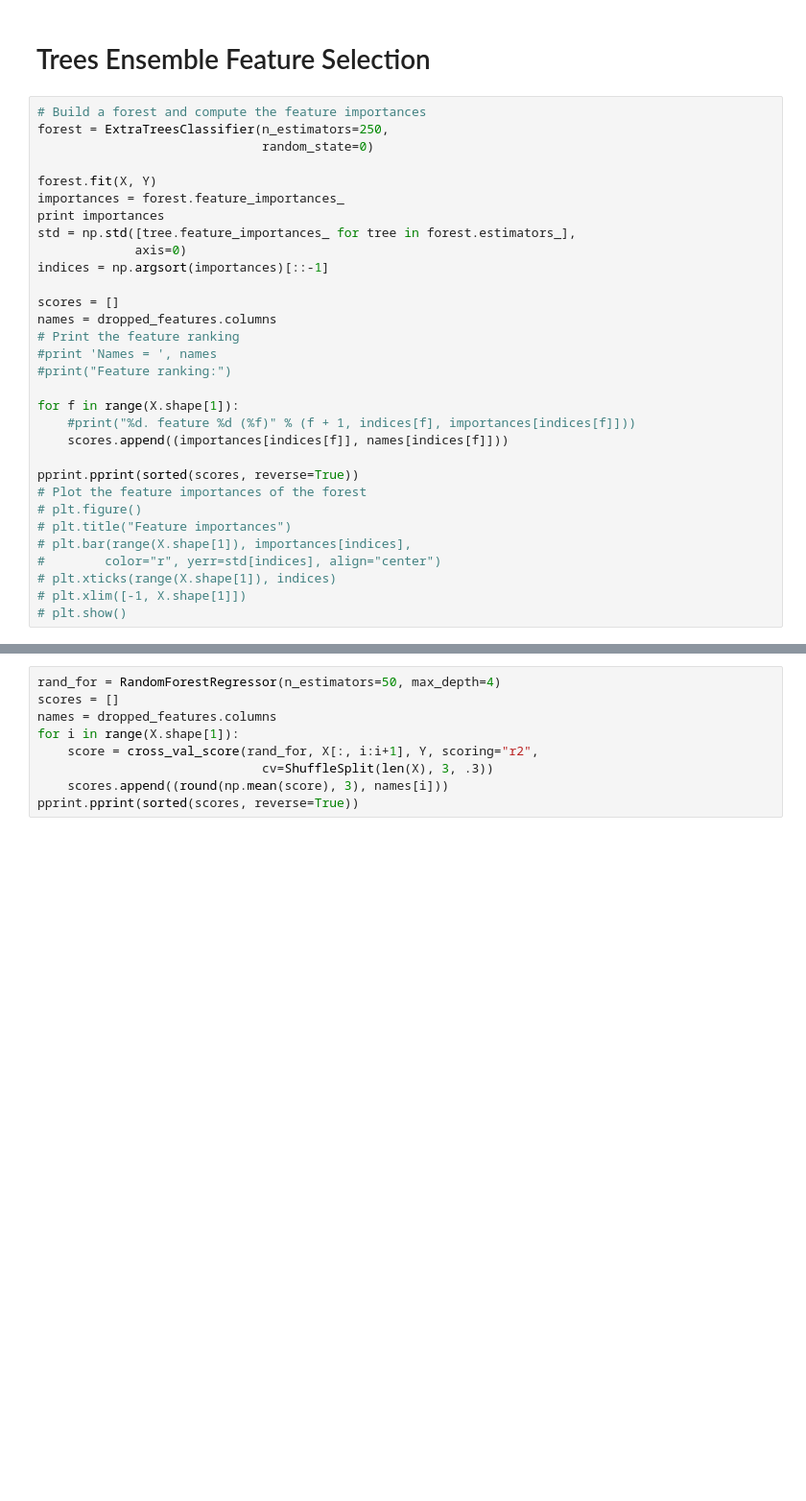
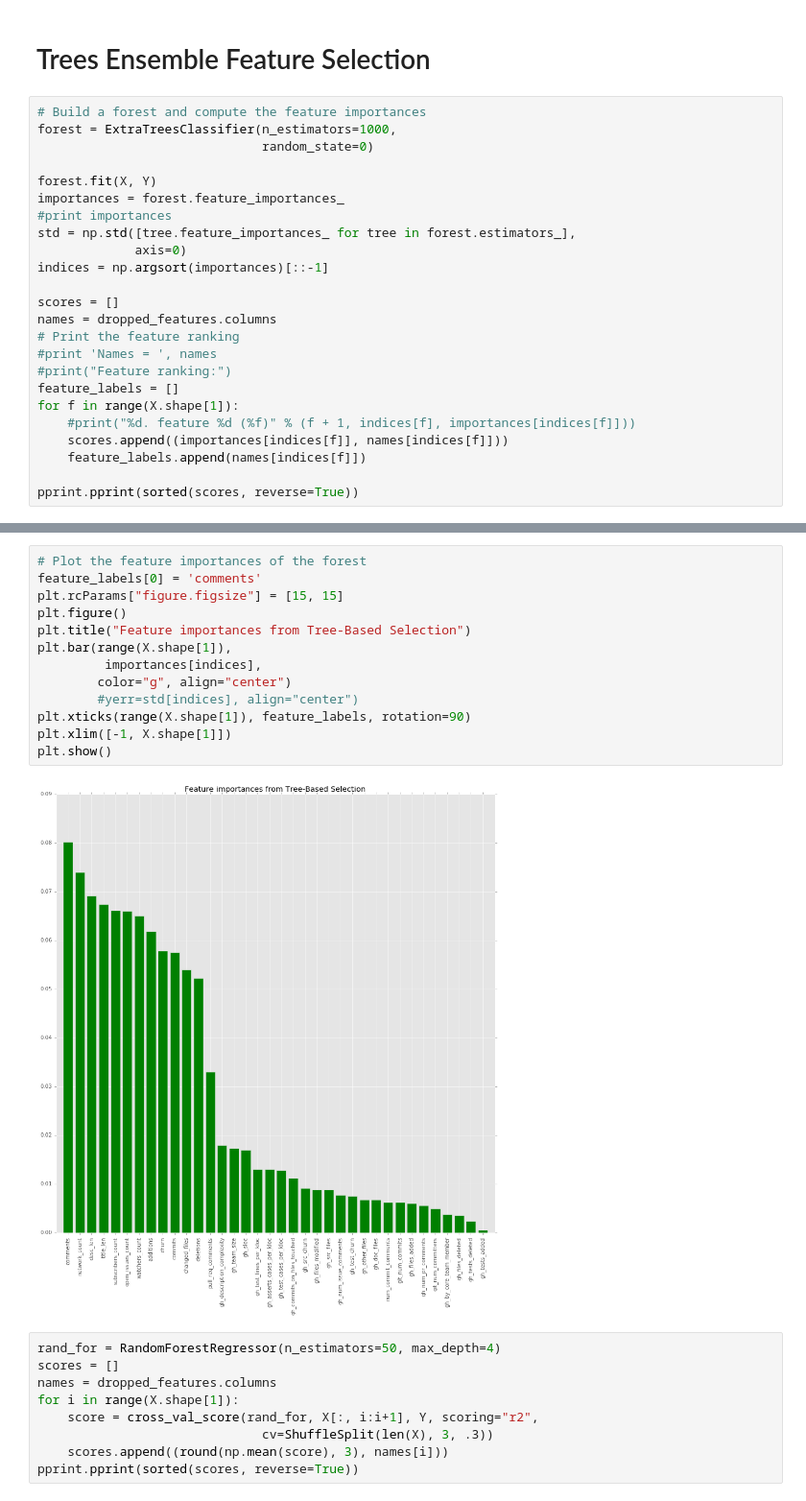
Before and after one commit to prudentprogrammer/Pull-Requests-Determinants, a Jupyter notebook: Pull Requests Determinants.ipynb, the cells around one changed output, grey strips where cells are left out. Shown at 96% size. Drawn from its saved outputs; the diff is of its cells as text; blank space fills up the shorter version.

```diff
--- a/Pull Requests Determinants.ipynb
+++ b/Pull Requests Determinants.ipynb
@@ -163,12 +176,12 @@ import pprint
 # Trees Ensemble Feature Selection
 # %%
 # Build a forest and compute the feature importances
-forest = ExtraTreesClassifier(n_estimators=250,
+forest = ExtraTreesClassifier(n_estimators=1000,
                               random_state=0)
 
 forest.fit(X, Y)
 importances = forest.feature_importances_
-print importances
+#print importances
 std = np.std([tree.feature_importances_ for tree in forest.estimators_],
              axis=0)
 indices = np.argsort(importances)[::-1]
@@ -178,18 +191,11 @@ names = dropped_features.columns
 # Print the feature ranking
 #print 'Names = ', names
 #print("Feature ranking:")
-
+feature_labels = []
 for f in range(X.shape[1]):
     #print("%d. feature %d (%f)" % (f + 1, indices[f], importances[indices[f]]))
     scores.append((importances[indices[f]], names[indices[f]]))
+    feature_labels.append(names[indices[f]])
 
 pprint.pprint(sorted(scores, reverse=True))
-# Plot the feature importances of the forest
-# plt.figure()
-# plt.title("Feature importances")
-# plt.bar(range(X.shape[1]), importances[indices],
-#        color="r", yerr=std[indices], align="center")
-# plt.xticks(range(X.shape[1]), indices)
-# plt.xlim([-1, X.shape[1]])
-# plt.show()
 # %% [output]
@@ -213,3 +227,18 @@ pprint.pprint(sorted(scores, reverse=True))
+# %%
+# Plot the feature importances of the forest
+feature_labels[0] = 'comments'
+plt.rcParams["figure.figsize"] = [15, 15]
+plt.figure()
+plt.title("Feature importances from Tree-Based Selection")
+plt.bar(range(X.shape[1]),
+         importances[indices],
+        color="g", align="center")
+        #yerr=std[indices], align="center")
+plt.xticks(range(X.shape[1]), feature_labels, rotation=90)
+plt.xlim([-1, X.shape[1]])
+plt.show()
+# %% [output]
+[figure, added]
 # %%
 rand_for = RandomForestRegressor(n_estimators=50, max_depth=4)
 scores = []
```
Also changed, not shown: parts of 5 cells of this notebook.
